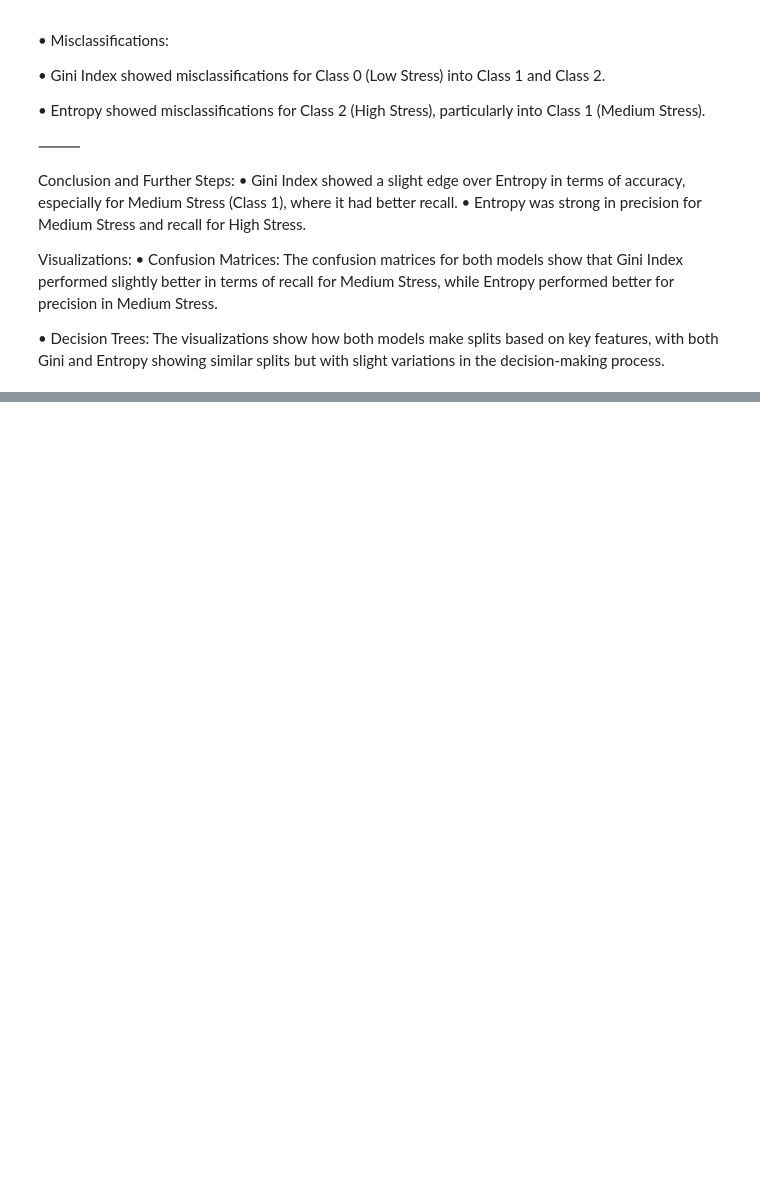
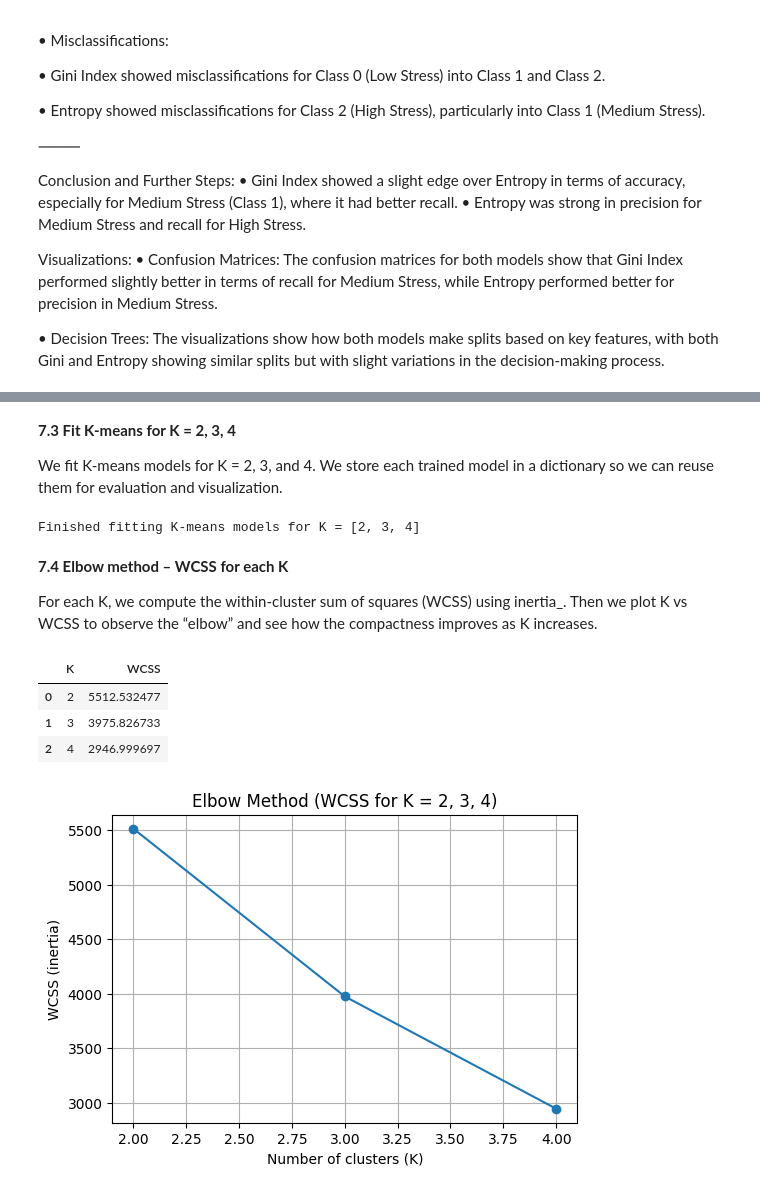
Before and after one commit to LanaAlhussaini/G12.DM, a Jupyter notebook: Phase3.ipynb, the cells around one changed output, grey strips where cells are left out. Cells and saved outputs as stored; diff of their text form; code cells hidden in the pictures; blank space fills up the shorter version.

```diff
--- a/Phase3.ipynb
+++ b/Phase3.ipynb
@@ -956,0 +1047,52 @@ Visualizations:
+# %% [markdown]
+**7.3 Fit K-means for K = 2, 3, 4**
+
+We fit K-means models for K = 2, 3, and 4.
+We store each trained model in a dictionary so we can reuse them for evaluation and visualization.
+# %%
+# 7.3 Fit K-means models for K = 2, 3, 4
+
+K_values = [2, 3, 4]
+kmeans_models = {}
+
+for k in K_values:
+    kmeans = KMeans(n_clusters=k, random_state=42, n_init=10)
+    kmeans.fit(X_scaled)
+    kmeans_models[k] = kmeans
+
+print("Finished fitting K-means models for K =", K_values)
+# %% [output]
+Finished fitting K-means models for K = [2, 3, 4]
+# %% [markdown]
+**7.4 Elbow method – WCSS for each K**
+
+For each K, we compute the within-cluster sum of squares (WCSS) using inertia_.
+Then we plot K vs WCSS to observe the “elbow” and see how the compactness improves as K increases.
+# %%
+# 7.4 Elbow method: compute WCSS (inertia) for each K and plot
+
+wcss_values = []
+
+for k in K_values:
+    model = kmeans_models[k]
+    wcss_values.append(model.inertia_)   # inertia_ = total within-cluster sum of squares
+
+elbow_df = pd.DataFrame({
+    'K': K_values,
+    'WCSS': wcss_values
+})
+display(elbow_df)
+
+plt.figure(figsize=(6, 4))
+plt.plot(K_values, wcss_values, marker='o')
+plt.title('Elbow Method (WCSS for K = 2, 3, 4)')
+plt.xlabel('Number of clusters (K)')
+plt.ylabel('WCSS (inertia)')
+plt.grid(True)
+plt.show()
+# %% [output]
+|  | K | WCSS |
+| 0 | 2 | 5512.532477 |
+| 1 | 3 | 3975.826733 |
+| 2 | 4 | 2946.999697 |
+[figure, added]
```
Also changed, not shown: parts of 14 cells of this notebook.
